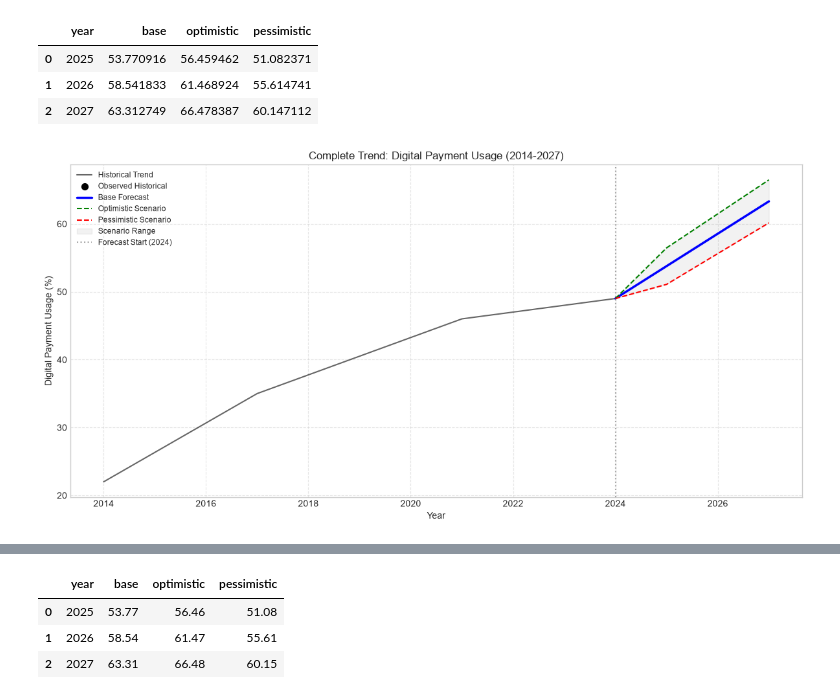
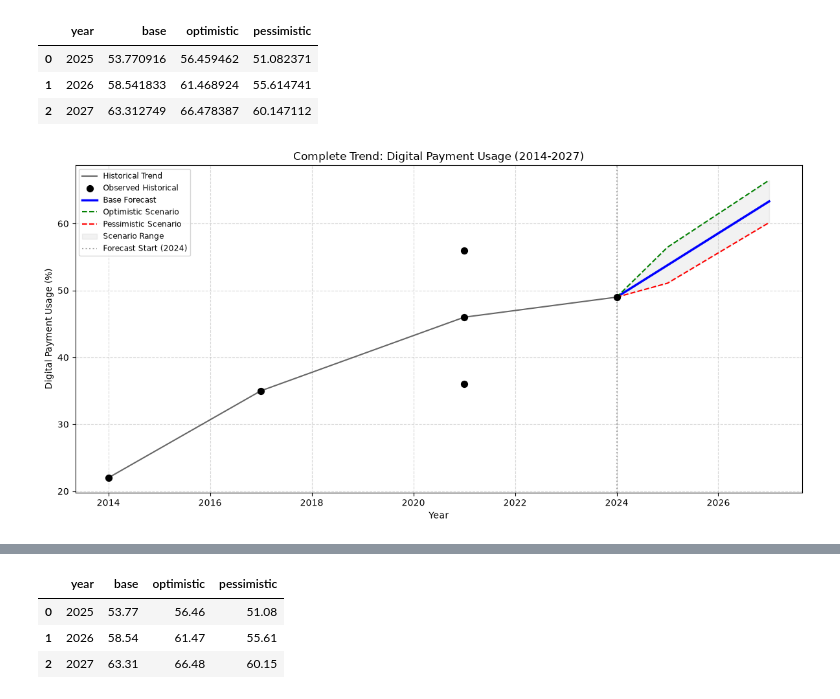
Before and after one commit to edent4313-star/ethiopia-fi-forecast, a Jupyter notebook: notebooks/04_Forecasting.ipynb, the cells around one changed output, grey strips where cells are left out. Drawn from its saved outputs; the diff is of its cells as text; code cells hidden in the pictures.

```diff
--- a/notebooks/04_Forecasting.ipynb
+++ b/notebooks/04_Forecasting.ipynb
@@ -384,35 +384,35 @@ plt.plot(df_hist_trend['year'], df_hist_trend['value_numeric'],
          color='black', linewidth=1.5, alpha=0.6, label='Historical Trend')
 
 # B. The Dots (Scatter stays on top)
-plt.scatter(df_filtered['year'], df_filtered['value_numeric'],
+plt.scatter(acc_ownership['year'], acc_ownership['value_numeric'],
             s=50, color='black', zorder=5, label='Observed Historical')
 
 # C. The Forecast Lines (2024 - 2027)
 plt.plot(forecast_connected['year'], forecast_connected['base'],
          color='blue', linewidth=2.5, label='Base Forecast')
 plt.plot(forecast_connected['year'], forecast_connected['optimistic'],
          color='green', linestyle='--', linewidth=1.5, label='Optimistic Scenario')
 plt.plot(forecast_connected['year'], forecast_connected['pessimistic'],
          color='red', linestyle='--', linewidth=1.5, label='Pessimistic Scenario')
 
 # D. The Shaded Uncertainty Area
 plt.fill_between(forecast_connected['year'],
                  forecast_connected['pessimistic'],
                  forecast_connected['optimistic'],
                  alpha=0.1, color='gray', label='Scenario Range')
 
 # E. Formatting
 plt.axvline(x=last_hist_point['year'], color='gray', linestyle=':', alpha=0.7, label='Forecast Start (2024)')
 
 plt.xlabel('Year')
 plt.ylabel('Digital Payment Usage (%)')
 plt.title('Complete Trend: Digital Payment Usage (2014-2027)')
 plt.grid(True, which='both', linestyle='--', alpha=0.5)
 plt.legend(loc='upper left', fontsize='small')
 plt.tight_layout()
 plt.show()
 # %% [output]
-[figure, old version]
+[figure, new version]
 # %%
 viz = ForecastVisualization(
     acc_ownership,
```
Also changed, not shown: parts of 11 cells of this notebook, 24 other files.
